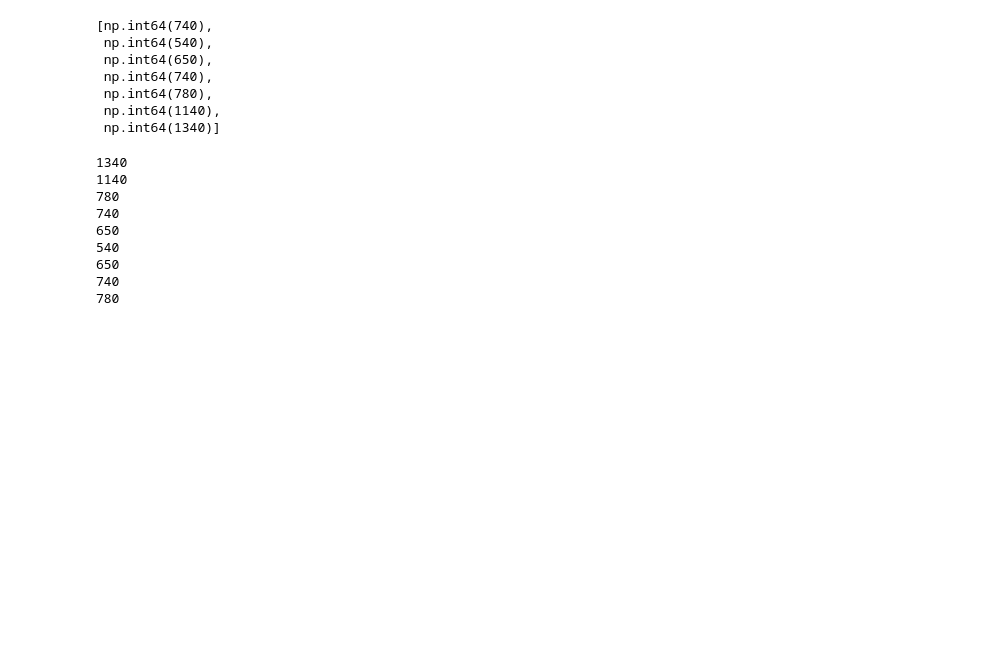
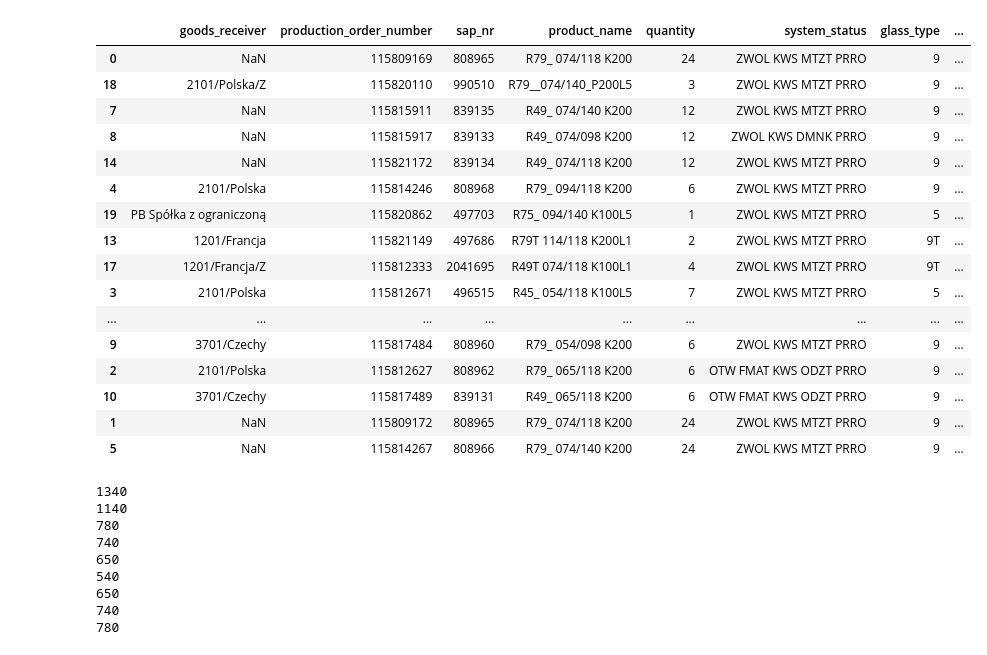
Before and after one commit to toThePyPoint/27_ORDERS_SORTING_ALGORITHM, a Jupyter notebook: notebook_kamil.ipynb, the cells around one changed output. Saved outputs shown, nothing was run; the diff lists cells and outputs as text; code cells hidden in the pictures; blank space fills up the shorter version.

```diff
--- a/notebook_kamil.ipynb
+++ b/notebook_kamil.ipynb
@@ -816,4 +912,0 @@ Last width index: 2
-# %%
-scheduler = ProductionOrderScheduler()
-scheduler.production_plan_df
-# print("")
@@ -829,16 +913,24 @@ scheduler.unique_widths
-# %%
-temp_list = scheduler.unique_widths.copy()
-temp_list
-temp_list = [np.int64(740)] + temp_list  # Add 740 width to the beginning of the list
-temp_list
-# %% [output]
-[np.int64(740),
- np.int64(540),
- np.int64(650),
- np.int64(740),
- np.int64(780),
- np.int64(1140),
- np.int64(1340)]
+# %%
+scheduler.production_plan_df.sort_values(by=['scheduling_position'], inplace=True)
+scheduler.production_plan_df
+# %% [output]
+|  | goods_receiver | production_order_number | sap_nr | product_name | quantity | system_status | glass_type | ... |
+| 0 | NaN | 115809169 | 808965 | R79_ 074/118 K200 | 24 | ZWOL KWS MTZT PRRO | 9 | ... |
+| 18 | 2101/Polska/Z | 115820110 | 990510 | R79__074/140_P200L5 | 3 | ZWOL KWS MTZT PRRO | 9 | ... |
+| 7 | NaN | 115815911 | 839135 | R49_ 074/140 K200 | 12 | ZWOL KWS MTZT PRRO | 9 | ... |
+| 8 | NaN | 115815917 | 839133 | R49_ 074/098 K200 | 12 | ZWOL KWS DMNK PRRO | 9 | ... |
+| 14 | NaN | 115821172 | 839134 | R49_ 074/118 K200 | 12 | ZWOL KWS MTZT PRRO | 9 | ... |
+| 4 | 2101/Polska | 115814246 | 808968 | R79_ 094/118 K200 | 6 | ZWOL KWS MTZT PRRO | 9 | ... |
+| 19 | PB Spółka z ograniczoną | 115820862 | 497703 | R75_ 094/140 K100L5 | 1 | ZWOL KWS MTZT PRRO | 5 | ... |
+| 13 | 1201/Francja | 115821149 | 497686 | R79T 114/118 K200L1 | 2 | ZWOL KWS MTZT PRRO | 9T | ... |
+| 17 | 1201/Francja/Z | 115812333 | 2041695 | R49T 074/118 K100L1 | 4 | ZWOL KWS MTZT PRRO | 9T | ... |
+| 3 | 2101/Polska | 115812671 | 496515 | R45_ 054/118 K100L5 | 7 | ZWOL KWS MTZT PRRO | 5 | ... |
+| ... | ... | ... | ... | ... | ... | ... | ... | ... |
+| 9 | 3701/Czechy | 115817484 | 808960 | R79_ 054/098 K200 | 6 | ZWOL KWS MTZT PRRO | 9 | ... |
+| 2 | 2101/Polska | 115812627 | 808962 | R79_ 065/118 K200 | 6 | OTW FMAT KWS ODZT PRRO | 9 | ... |
+| 10 | 3701/Czechy | 115817489 | 839131 | R49_ 065/118 K200 | 6 | OTW FMAT KWS ODZT PRRO | 9 | ... |
+| 1 | NaN | 115809172 | 808965 | R79_ 074/118 K200 | 24 | ZWOL KWS MTZT PRRO | 9 | ... |
+| 5 | NaN | 115814267 | 808966 | R79_ 074/140 K200 | 24 | ZWOL KWS MTZT PRRO | 9 | ... |
 # %%
 def ping_pong_iter(lst, start_index=0, steps=10):
     n = len(lst)
```
Also changed, not shown: parts of 7 cells of this notebook.
